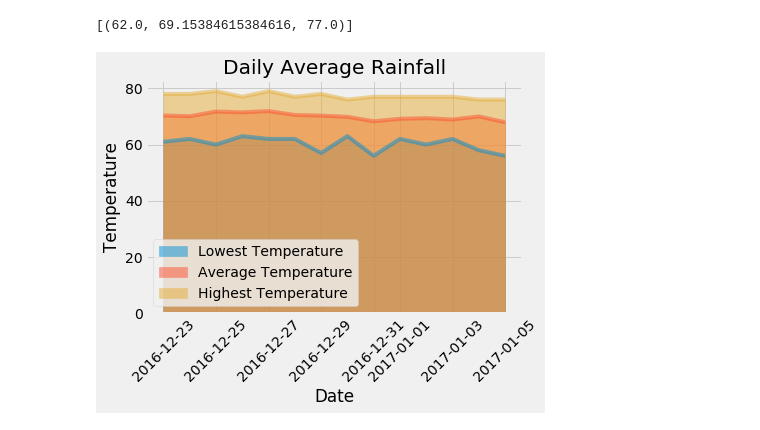
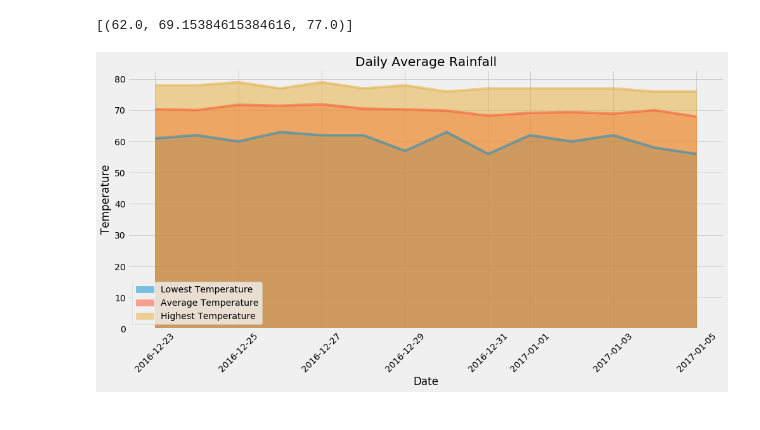
Before and after one commit to UoT-Bootcamp/SQLAlchemy-challenge, a Jupyter notebook: Surf_Up.ipynb, the cells around one changed output. Saved outputs shown, nothing was run; the diff lists cells and outputs as text; code cells hidden in the pictures.

```diff
--- a/Surf_Up.ipynb
+++ b/Surf_Up.ipynb
@@ -392,11 +493,11 @@ trip_df = trip_df.set_index("date")
 # %%
 # Plot the daily normals as an area plot with `stacked=False`
 
 # trip_df.plot.area(stacked = False)
-trip_df.plot(kind = "area", x_compat = True, stacked = False, rot = 45)
+trip_df.plot(kind = "area", x_compat = True, stacked = False, rot = 45, figsize =(15, 7))
 plt.ylabel("Temperature")
 plt.xlabel("Date")
 plt.title("Daily Average Rainfall")
 plt.show()
 # %% [output]
-[figure, old version]
+[figure, new version]
```
Also changed, not shown: parts of 17 cells of this notebook, 2 other files.
